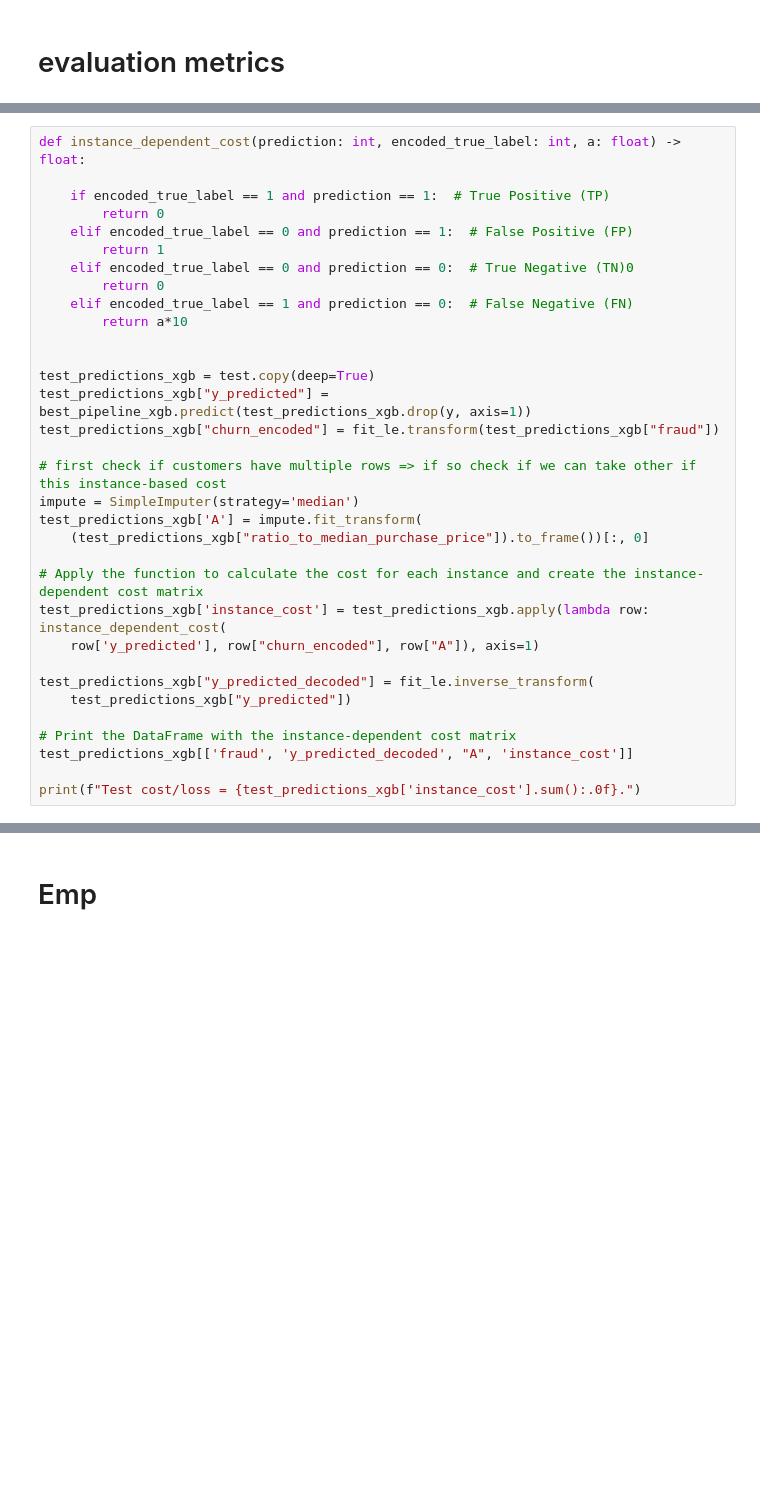
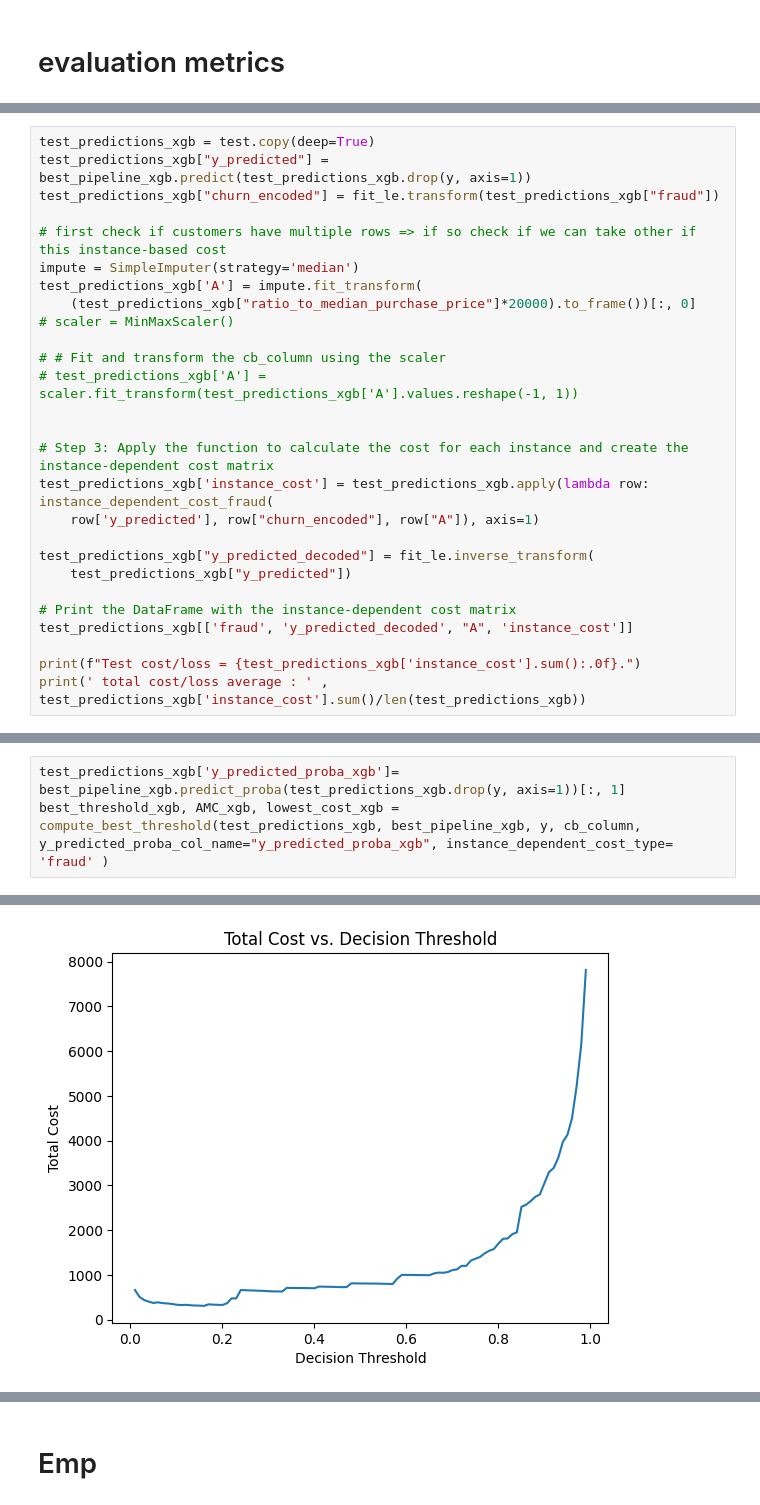
Before and after one commit to stijn-dg/End-to-end-project---Customer-churn, a Jupyter notebook: notebooks/cc_fraud_1.ipynb, the cells around one changed output, grey strips where cells are left out. Drawn from its saved outputs; the diff is of its cells as text; blank space fills up the shorter version.

```diff
--- a/notebooks/cc_fraud_1.ipynb
+++ b/notebooks/cc_fraud_1.ipynb
@@ -260,16 +275,4 @@ Test cost/loss = 3323.
 # %%
-def instance_dependent_cost(prediction: int, encoded_true_label: int, a: float) -> float:
-
-    if encoded_true_label == 1 and prediction == 1:  # True Positive (TP)
-        return 0
-    elif encoded_true_label == 0 and prediction == 1:  # False Positive (FP)
-        return 1
-    elif encoded_true_label == 0 and prediction == 0:  # True Negative (TN)0
-        return 0
-    elif encoded_true_label == 1 and prediction == 0:  # False Negative (FN)
-        return a*10
-
-
 test_predictions_xgb = test.copy(deep=True)
 test_predictions_xgb["y_predicted"] = best_pipeline_xgb.predict(test_predictions_xgb.drop(y, axis=1))
 test_predictions_xgb["churn_encoded"] = fit_le.transform(test_predictions_xgb["fraud"])
@@ -277,10 +280,15 @@ test_predictions_xgb["churn_encoded"] = fit_le.transform(test_predictions_xgb["f
 # first check if customers have multiple rows => if so check if we can take other if this instance-based cost
 impute = SimpleImputer(strategy='median')
 test_predictions_xgb['A'] = impute.fit_transform(
-    (test_predictions_xgb["ratio_to_median_purchase_price"]).to_frame())[:, 0]
+    (test_predictions_xgb["ratio_to_median_purchase_price"]*20000).to_frame())[:, 0]
+# scaler = MinMaxScaler()
 
-# Apply the function to calculate the cost for each instance and create the instance-dependent cost matrix
-test_predictions_xgb['instance_cost'] = test_predictions_xgb.apply(lambda row: instance_dependent_cost(
+# # Fit and transform the cb_column using the scaler
+# test_predictions_xgb['A'] = scaler.fit_transform(test_predictions_xgb['A'].values.reshape(-1, 1))
+
+
+# Step 3: Apply the function to calculate the cost for each instance and create the instance-dependent cost matrix
+test_predictions_xgb['instance_cost'] = test_predictions_xgb.apply(lambda row: instance_dependent_cost_fraud(
     row['y_predicted'], row["churn_encoded"], row["A"]), axis=1)
 
 test_predictions_xgb["y_predicted_decoded"] = fit_le.inverse_transform(
@@ -290,4 +298,5 @@ test_predictions_xgb["y_predicted_decoded"] = fit_le.inverse_transform(
 test_predictions_xgb[['fraud', 'y_predicted_decoded', "A", 'instance_cost']]
 
 print(f"Test cost/loss = {test_predictions_xgb['instance_cost'].sum():.0f}.")
+print(' total cost/loss average : ' , test_predictions_xgb['instance_cost'].sum()/len(test_predictions_xgb))
 # %% [output]
@@ -294,0 +350,4 @@ Test cost/loss = 665.
+# %%
+test_predictions_xgb['y_predicted_proba_xgb']= best_pipeline_xgb.predict_proba(test_predictions_xgb.drop(y, axis=1))[:, 1]
+best_threshold_xgb, AMC_xgb, lowest_cost_xgb = compute_best_threshold(test_predictions_xgb, best_pipeline_xgb, y, cb_column, y_predicted_proba_col_name="y_predicted_proba_xgb", instance_dependent_cost_type= 'fraud' )
+# %% [output]
@@ -295 +371,2 @@ Test cost/loss = 665.
+[figure, added]
 # %% [markdown]
```
Also changed, not shown: parts of 22 cells of this notebook, 18 other files.
